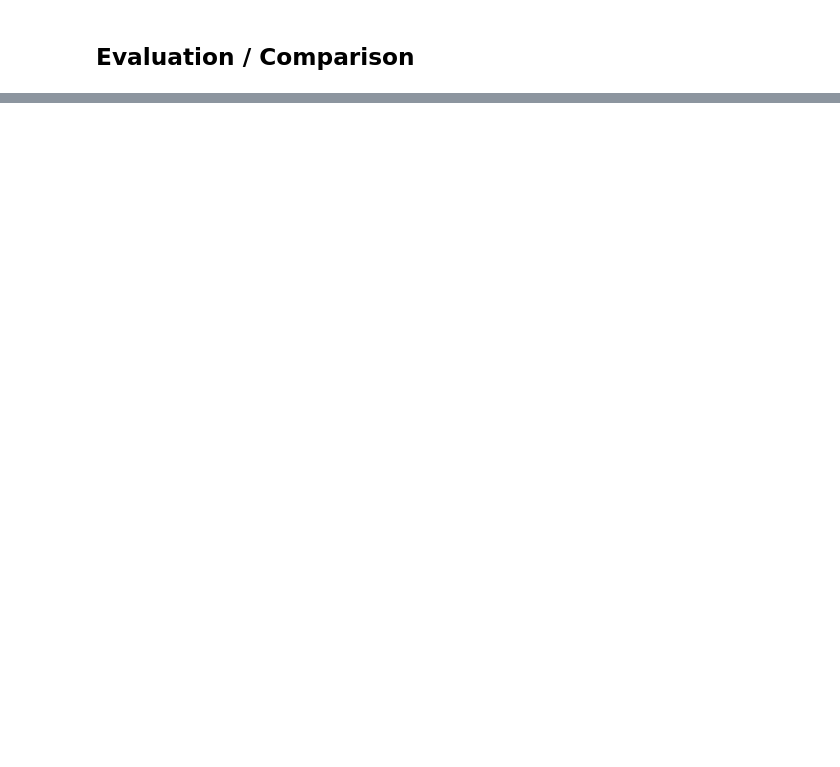
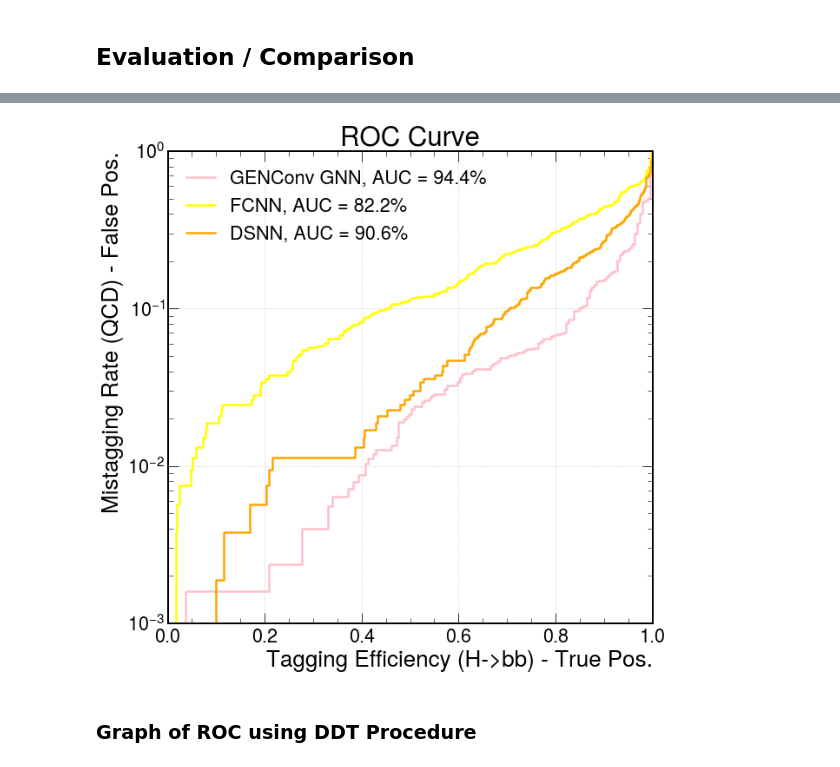
Before and after one commit to Bryan-Az/DSC-Capstone-Result-Replication, a Jupyter notebook: src/analysis/evaluation.ipynb, the cells around one changed output, grey strips where cells are left out. Cells and saved outputs as stored; diff of their text form; code cells hidden in the pictures; blank space fills up the shorter version.

Commit message:
added graph of ROC for 3 models in evaluation

```diff
--- a/src/analysis/evaluation.ipynb
+++ b/src/analysis/evaluation.ipynb
@@ -80,6 +66,4 @@ dsnn_predictions
 ### Graph NN
 # %%
 graph_predictions = pd.read_csv(main_dir + '/GENConv_predictions.csv', index_col=False)
-# %%
-graph_predictions = graph_predictions.to_numpy()
 # %%
@@ -94,0 +73,2 @@ array([[ -8.443853 ],
+# %%
+graph_predictions = graph_predictions.iloc[:len(dsnn_predictions),:]
@@ -96,0 +104,27 @@ array([[ -8.443853 ],
+# %%
+from sklearn.metrics import roc_curve, auc
+import matplotlib.pyplot as plt
+import mplhep as hep
+plt.style.use(hep.style.ROOT)
+# create ROC curves
+fpr_gnn, tpr_gnn, threshold_gnn = roc_curve(graph_predictions['hbb_label'], graph_predictions['hbb_prediction'])
+fpr_fcnn, tpr_fcnn, threshold_fcnn = roc_curve(fcnn_predictions['hbb_label'], fcnn_predictions['hbb_prediction'] )
+fpr_dsnn, tpr_dsnn, threshold_dsnn = roc_curve(dsnn_predictions['hbb_label'], dsnn_predictions['hbb_prediction'])
+# plot ROC curves
+plt.figure()
+plt.plot(tpr_gnn, fpr_gnn, lw=2.5, label="GENConv GNN, AUC = {:.1f}%".format(auc(fpr_gnn,tpr_gnn)*100), c = 'pink')
+plt.plot(tpr_fcnn, fpr_fcnn, lw=2.5, label="FCNN, AUC = {:.1f}%".format(auc(fpr_fcnn,tpr_fcnn)*100), c = 'yellow')
+plt.plot(tpr_dsnn, fpr_dsnn, lw=2.5, label="DSNN, AUC = {:.1f}%".format(auc(fpr_dsnn,tpr_dsnn)*100), c = 'orange')
+plt.xlabel(r'Tagging Efficiency (H->bb) - True Pos.')
+plt.ylabel(r'Mistagging Rate (QCD) - False Pos.')
+plt.title('ROC Curve')
+plt.semilogy()
+plt.ylim(0.001, 1)
+plt.xlim(0, 1)
+plt.grid(True)
+plt.legend(loc='upper left')
+plt.show()
+# %% [output]
+[figure, added]
+# %% [markdown]
+### Graph of ROC using DDT Procedure
```
Also changed, not shown: parts of 18 cells of this notebook, 13 other files.
